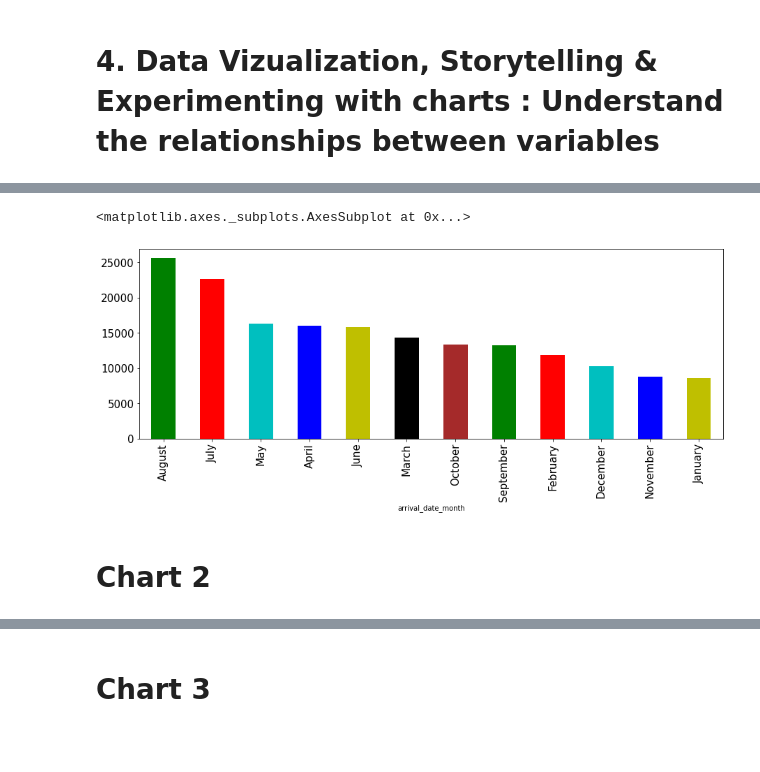
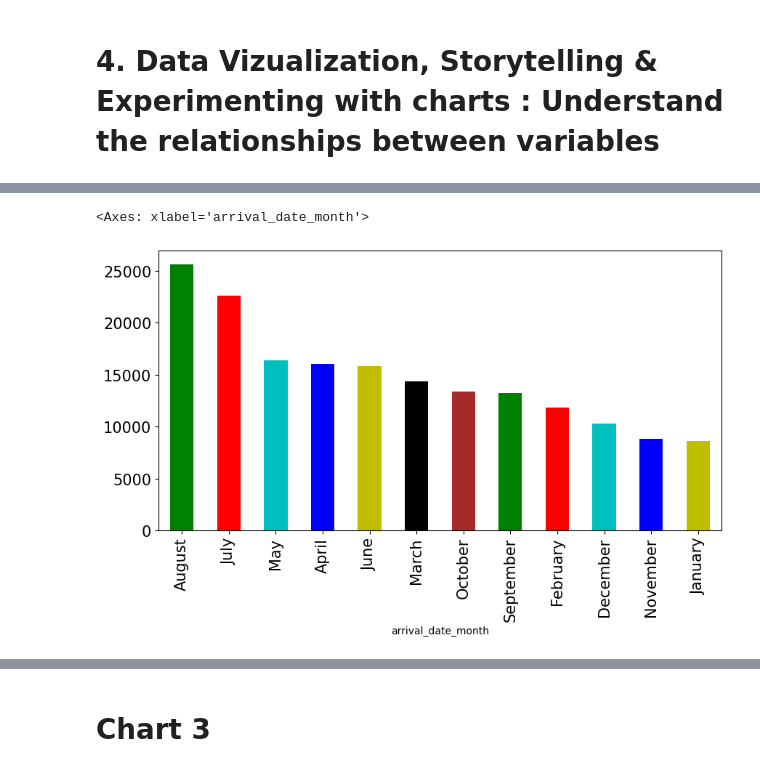
Before and after one commit to PoojaSwamii/Capstone_Project-EDA-on-Hotel-Booking-, a Jupyter notebook: Capstone_Project_Hotel_Booking_Analysis_.ipynb, the cells around one changed output, grey strips where cells are left out. Drawn from its saved outputs; the diff is of its cells as text; code cells hidden in the pictures; blank space fills up the shorter version.

```diff
--- a/Capstone_Project_Hotel_Booking_Analysis_.ipynb
+++ b/Capstone_Project_Hotel_Booking_Analysis_.ipynb
@@ -326,4 +343,0 @@ hotel_df
-# %%
-# for understanding, from col 'is_canceled': we will replace the value from (0,1) to not_canceled, is canceled.
-hotel_df['is_canceled']= hotel_df['is_canceled'].replace([0,1], ['not canceled', 'is canceled'])
-hotel_df['is_canceled']
@@ -342,0 +348,3 @@ Name: is_canceled, Length: 87396, dtype: object
+# %%
+hotel_df['is_canceled'] = hotel_df['is_canceled'].replace([0,1],['not_canceled','is_canceled'])
+hotel_df['is_canceled']
@@ -375,13 +425,12 @@ Name: revenue, dtype: float64
 # %%
 guest_month_wise = pd.DataFrame(hotel_df[['arrival_date_month', 'total_guest']])
-guest_month_wise_df= guest_month_wise.groupby('arrival_date_month')['total_guest'].sum()
-guest_month_wise_df.sort_values(ascending= False, inplace= True )
+guest_month_wise
+guest_month_wise_df = guest_month_wise.groupby('arrival_date_month')['total_guest'].sum()
+guest_month_wise_df.sort_values(ascending=False, inplace= True)
 
-#Visual Representation
-plt.figure(figsize=(15,5))
+#visual representation
+plt.figure(figsize=(10,5))
 guest_month_wise_df.plot(kind='bar', color=['g', 'r', 'c', 'b', 'y', 'black', 'brown'], fontsize=15)
 # %% [output]
-<matplotlib.axes._subplots.AxesSubplot at 0x...>
+<Axes: xlabel='arrival_date_month'>
-[figure, old version]
+[figure, new version]
-# %% [markdown]
-# Chart 2
```
Also changed, not shown: parts of 46 cells of this notebook.
